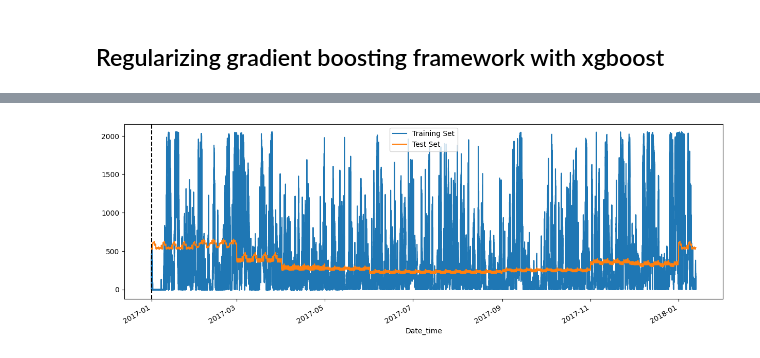
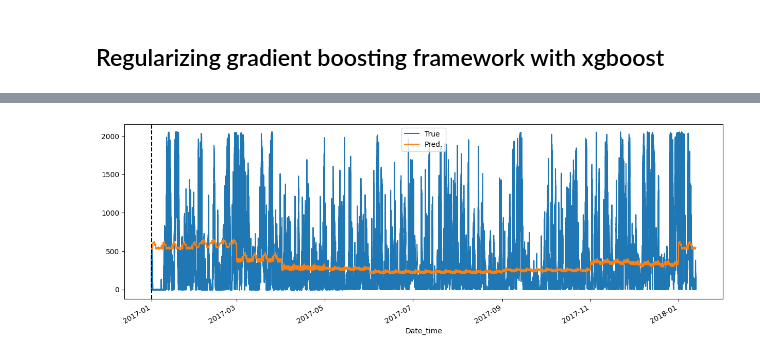
Before and after one commit to marcodigennaro/WindML, a Jupyter notebook: jupyter-notebooks/4_Time_Series_Analysis.ipynb, the cells around one changed output, grey strips where cells are left out. Saved outputs shown, nothing was run; the diff lists cells and outputs as text; code cells hidden in the pictures.

```diff
--- a/jupyter-notebooks/4_Time_Series_Analysis.ipynb
+++ b/jupyter-notebooks/4_Time_Series_Analysis.ipynb
@@ -211,7 +215,7 @@ fig, ax = plt.subplots(figsize=(15, 5))
 test.plot(ax=ax, label='True', y='P_avg')
 test.plot(ax=ax, label='Pred', y='prediction')
 ax.axvline(split_date, color='black', ls='--')
-ax.legend(['Training Set', 'Test Set'])
+ax.legend(['True', 'Pred.'])
 fig.savefig('XGBR.jpeg')
 plt.show()
 # %% [output]
@@ -218 +223 @@ plt.show()
-[figure, old version]
+[figure, new version]
```
Also changed, not shown: parts of 14 cells of this notebook, 7 other files.
